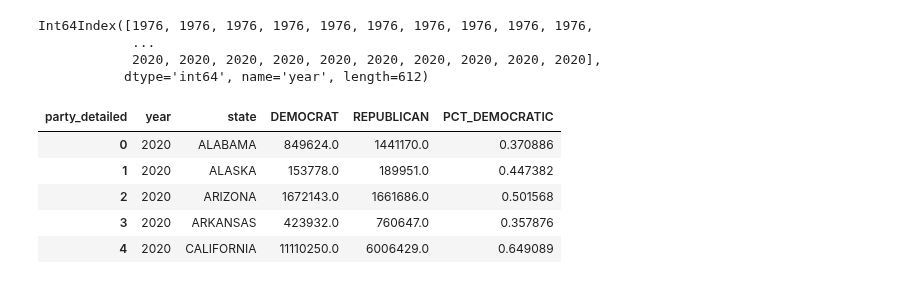
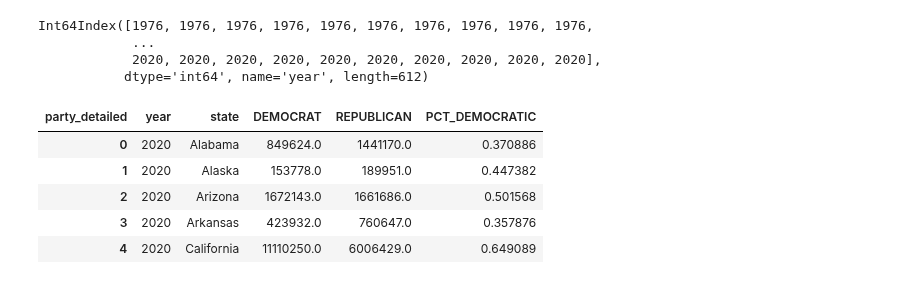
Before and after one commit to andrewbowen19/storiesDATA608, a Jupyter notebook: story1.ipynb, the cells around one changed output. Saved outputs shown, nothing was run; the diff lists cells and outputs as text; code cells hidden in the pictures.

```diff
--- a/story1.ipynb
+++ b/story1.ipynb
@@ -169,13 +160,17 @@ Int64Index([1976, 1976, 1976, 1976, 1976, 1976, 1976, 1976, 1976, 1976,
             2020, 2020, 2020, 2020, 2020, 2020, 2020, 2020, 2020, 2020],
            dtype='int64', name='year', length=612)
 # %%
+# Calculate the percent of vote per state that's for the Democratic party
 election['PCT_DEMOCRATIC'] = election["DEMOCRAT"] / (election["DEMOCRAT"] + election["REPUBLICAN"])
+
+# We only care about the 2020 election for the Biden admin
 election = election.loc[election.index.get_level_values('year').isin([2020])].reset_index()
+election["state"] = election.state.apply(str.title).apply(str.strip).astype(str)
 election.head()
 # %% [output]
 | party_detailed | year | state | DEMOCRAT | REPUBLICAN | PCT_DEMOCRATIC |
-| 0 | 2020 | ALABAMA | 849624.0 | 1441170.0 | 0.370886 |
-| 1 | 2020 | ALASKA | 153778.0 | 189951.0 | 0.447382 |
-| 2 | 2020 | ARIZONA | 1672143.0 | 1661686.0 | 0.501568 |
-| 3 | 2020 | ARKANSAS | 423932.0 | 760647.0 | 0.357876 |
-| 4 | 2020 | CALIFORNIA | 11110250.0 | 6006429.0 | 0.649089 |
+| 0 | 2020 | Alabama | 849624.0 | 1441170.0 | 0.370886 |
+| 1 | 2020 | Alaska | 153778.0 | 189951.0 | 0.447382 |
+| 2 | 2020 | Arizona | 1672143.0 | 1661686.0 | 0.501568 |
+| 3 | 2020 | Arkansas | 423932.0 | 760647.0 | 0.357876 |
+| 4 | 2020 | California | 11110250.0 | 6006429.0 | 0.649089 |
```
Also changed, not shown: parts of 9 cells of this notebook, 6 other files.
